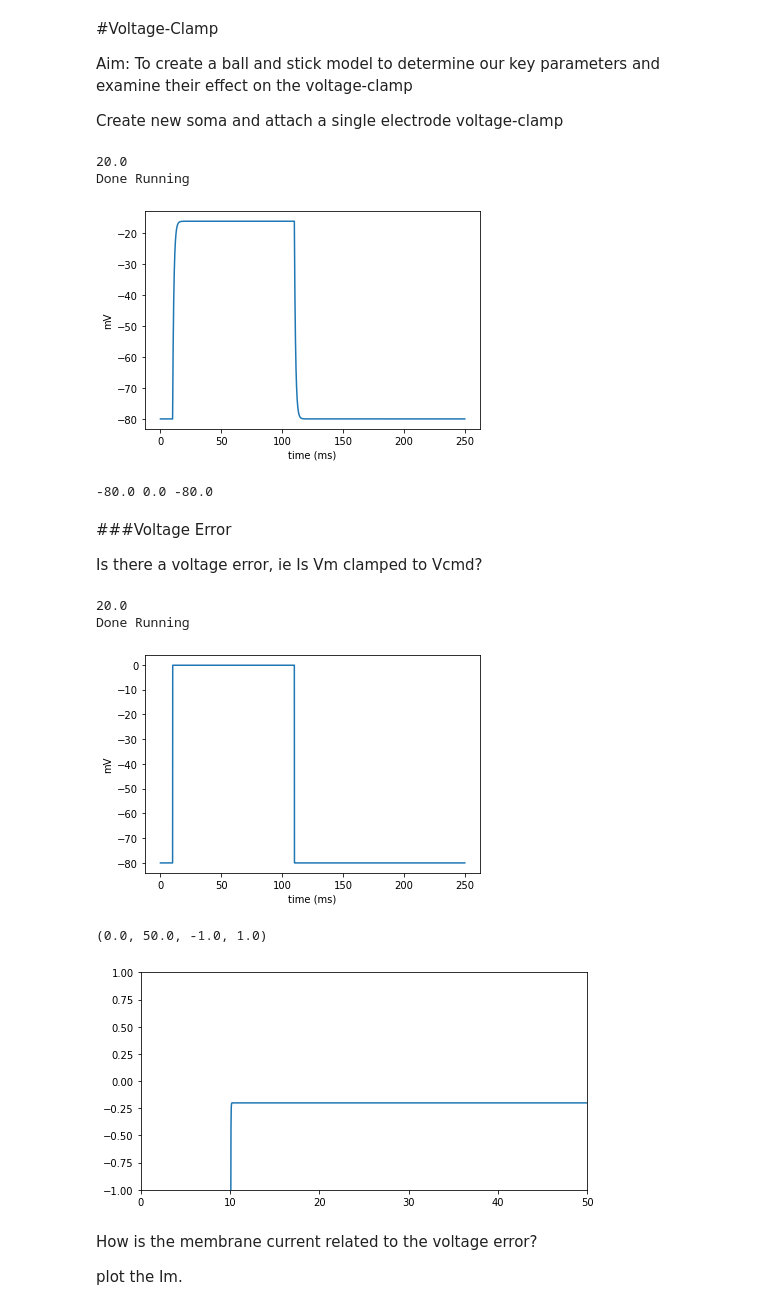
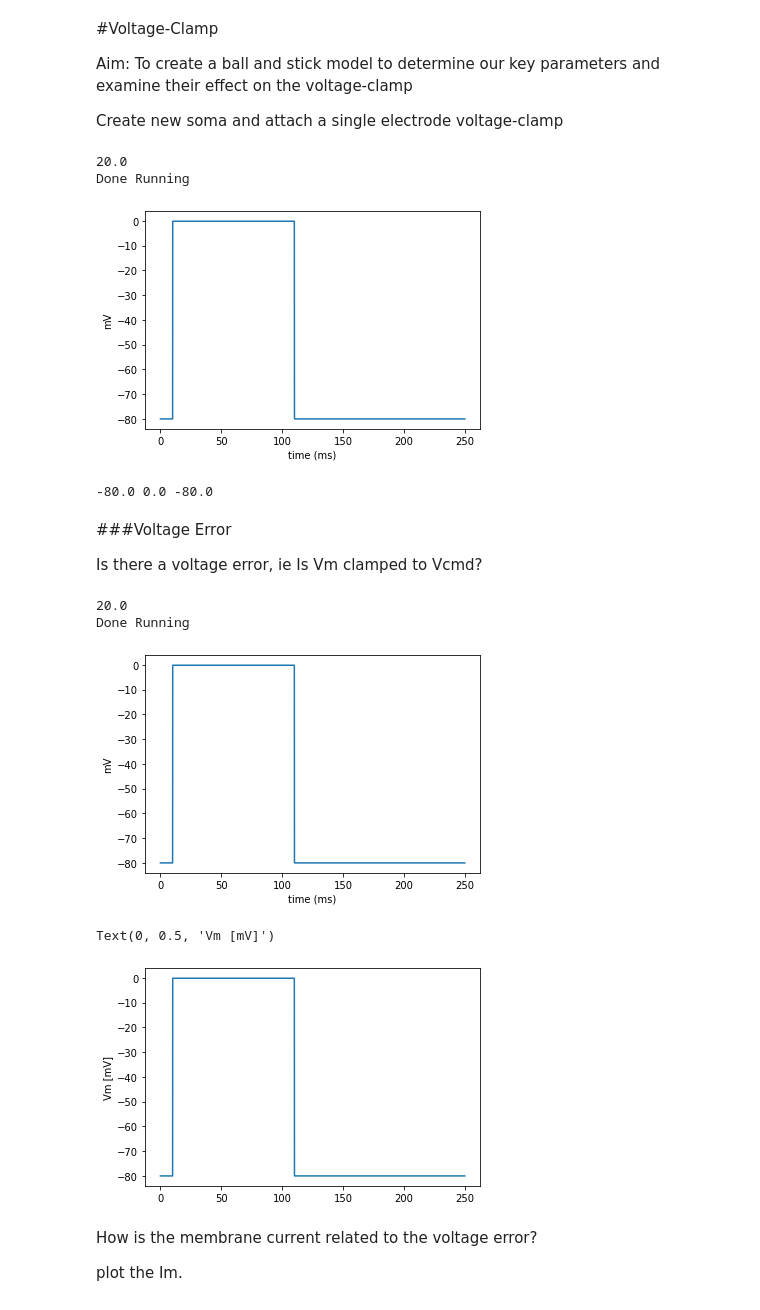
Before and after one commit to tonykelly00/bigs, a Jupyter notebook: Test_Neuron_model.ipynb, the cells around one changed output. Cells and saved outputs as stored; diff of their text form; code cells hidden in the pictures.

```diff
--- a/Test_Neuron_model.ipynb
+++ b/Test_Neuron_model.ipynb
@@ -185,13 +177,13 @@ Aim: To create a ball and stick model to determine our key parameters and examin
 Create new soma and attach a single electrode voltage-clamp
 # %%
 soma = mk_soma(20,20)
-vc= attach_VC(soma, rs=100)
+vc= attach_VC(soma, rs=1)
 run(soma)
 print(vc[0].amp1, vc[0].amp2, vc[0].amp3)
 # %% [output]
 20.0
 Done Running
-[figure, old version]
+[figure, new version]
 -80.0 0.0 -80.0
 # %% [markdown]
 ###Voltage Error
@@ -199,15 +191,22 @@ Done Running
 Is there a voltage error, ie Is Vm clamped to Vcmd?
 # %%
 t_vec, v_vec = run(soma) #outputs time and somatic voltage so can plot
-plt.figure(figsize=(8,4)) # Default figsize is (8,6)
-plt.plot(t_vec, v_vec) #ms nA
-plt.axis([0, 50, -1, 1])
+
+# create the general figure
+fig1 = plt.figure()
+# and the first axes using subplot populated with data
+ax1 = fig1.add_subplot(111)
+Vm = ax1.plot(t_vec, v_vec,)
+plt.ylabel("Vm [mV]")
+
+#set axis
+#ax1.set_ylim([-2, 1])
 # %% [output]
 20.0
 Done Running
 [figure]
-(0.0, 50.0, -1.0, 1.0)
+Text(0, 0.5, 'Vm [mV]')
-[figure, old version]
+[figure, new version]
 # %% [markdown]
 How is the membrane current related to the voltage error?
 
```
Also changed, not shown: parts of 26 cells of this notebook.
